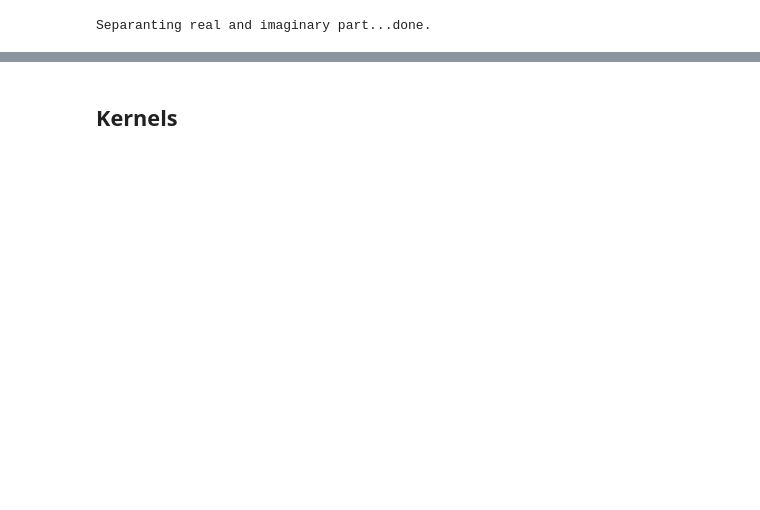
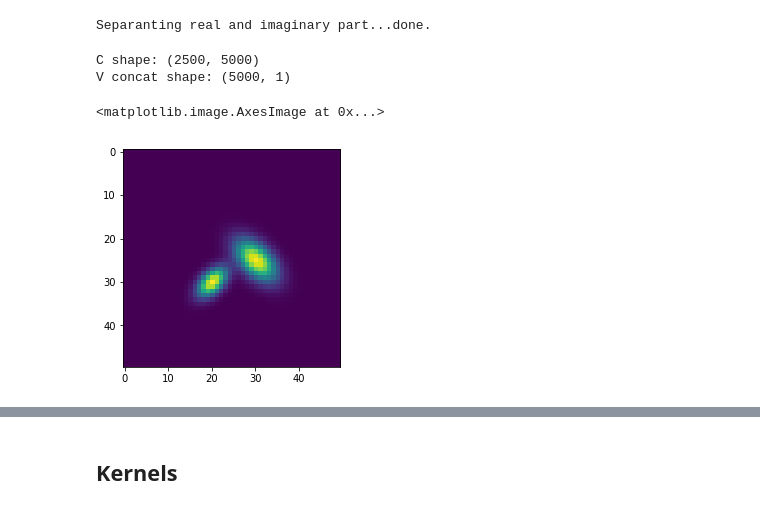
Before and after one commit to lerkoah/BayesianInterferometryIDS, a Jupyter notebook: src/testing_spectral_estimatio_model.ipynb, the cells around one changed output, grey strips where cells are left out. Saved outputs shown, nothing was run; the diff lists cells and outputs as text; code cells hidden in the pictures; blank space fills up the shorter version.

```diff
--- a/src/testing_spectral_estimatio_model.ipynb
+++ b/src/testing_spectral_estimatio_model.ipynb
@@ -184,3 +183,18 @@ Vobs_concat = Vobs.reshape(-1, order='F')
 print('done.')
 # %% [output]
 Separanting real and imaginary part...done.
+# %%
+C = np.concatenate([np.eye(W.shape[0]), 1j*np.eye(W.shape[0])], axis=1)
+print('C shape: {}'.format(C.shape))
+V_concat = np.concatenate([img_fft.real.reshape(-1), img_fft.imag.reshape(-1)])[:,np.newaxis]
+print('V concat shape: {}'.format(V_concat.shape))
+W_new = np.matmul(W,C).real
+I_concat = np.matmul(W_new,V_concat)
+# %% [output]
+C shape: (2500, 5000)
+V concat shape: (5000, 1)
+# %%
+plt.imshow(I_concat.reshape(IMAGE_SIZE_Y, IMAGE_SIZE_X))
+# %% [output]
+<matplotlib.image.AxesImage at 0x...>
+[figure, added]
```
Also changed, not shown: parts of 19 cells of this notebook, 7 other files.
